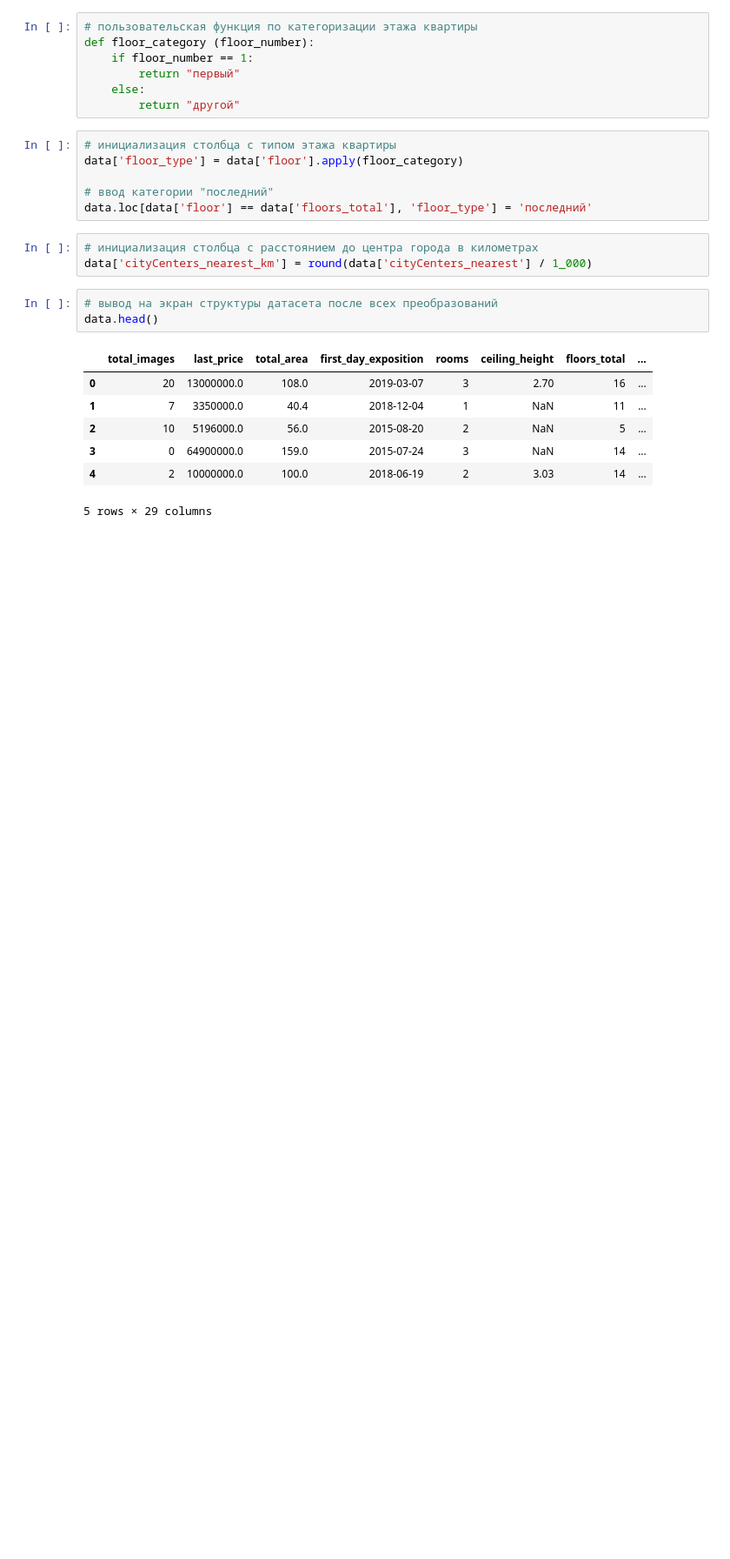
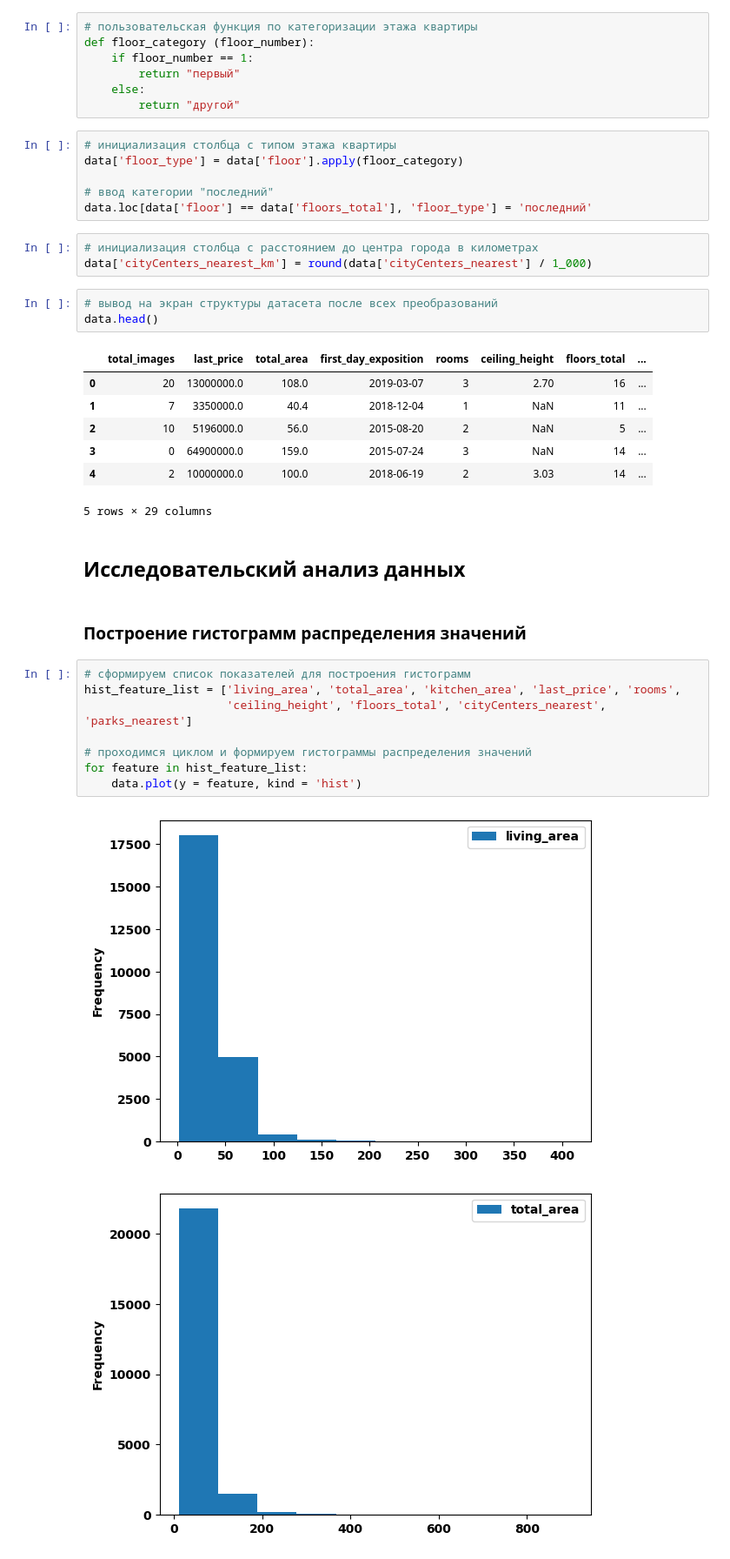
Before and after one commit to MrKostas/YandexPractikum_projects, a Jupyter notebook: notebooks/ThirdPetProject_EDA.ipynb, the cells around one changed output. Shown at 87% size. Saved outputs shown, nothing was run; the diff lists cells and outputs as text; blank space fills up the shorter version.

Commit message:
Выполнить пункты 1, 2, 4, 5 в исследовательском анализе по проекту EDA

```diff
--- a/notebooks/ThirdPetProject_EDA.ipynb
+++ b/notebooks/ThirdPetProject_EDA.ipynb
@@ -481,3 +481,18 @@ data.head()
 | 3 | 0 | 64900000.0 | 159.0 | 2015-07-24 | 3 | NaN | 14 | ... |
 | 4 | 2 | 10000000.0 | 100.0 | 2018-06-19 | 2 | 3.03 | 14 | ... |
 5 rows × 29 columns
+# %% [markdown]
+## Исследовательский анализ данных <a class = 'anchor' id = 'Исследование'></a>
+# %% [markdown]
+### Построение гистограмм распределения значений <a class = 'anchor' id = 'Исследование_гистограммы'></a>
+# %%
+# сформируем список показателей для построения гистограмм
+hist_feature_list = ['living_area', 'total_area', 'kitchen_area', 'last_price', 'rooms',
+                     'ceiling_height', 'floors_total', 'cityCenters_nearest', 'parks_nearest']
+
+# проходимся циклом и формируем гистограммы распределения значений
+for feature in hist_feature_list:
+    data.plot(y = feature, kind = 'hist')
+# %% [output]
+[figure, added]
+[figure, added]
```
Also changed, not shown: parts of 16 cells of this notebook.
